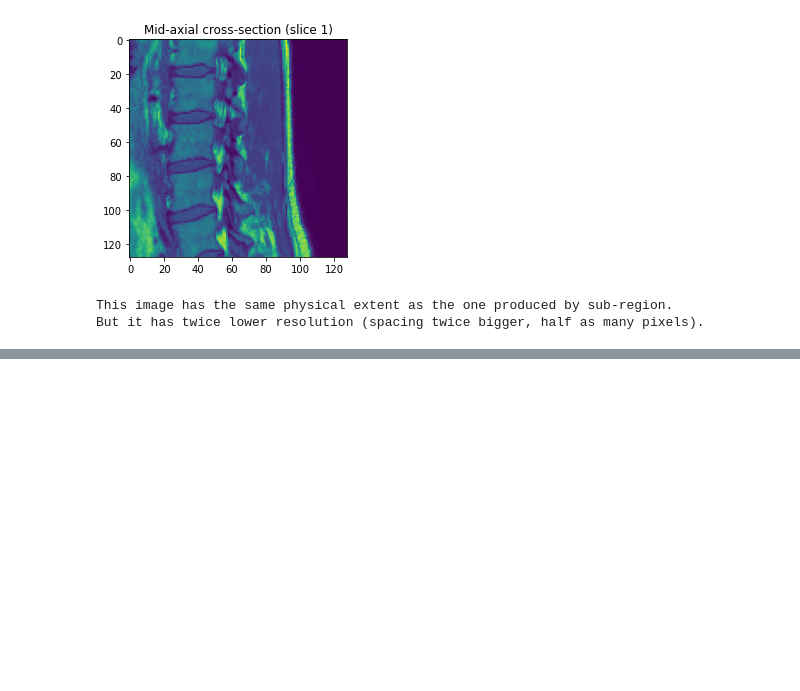
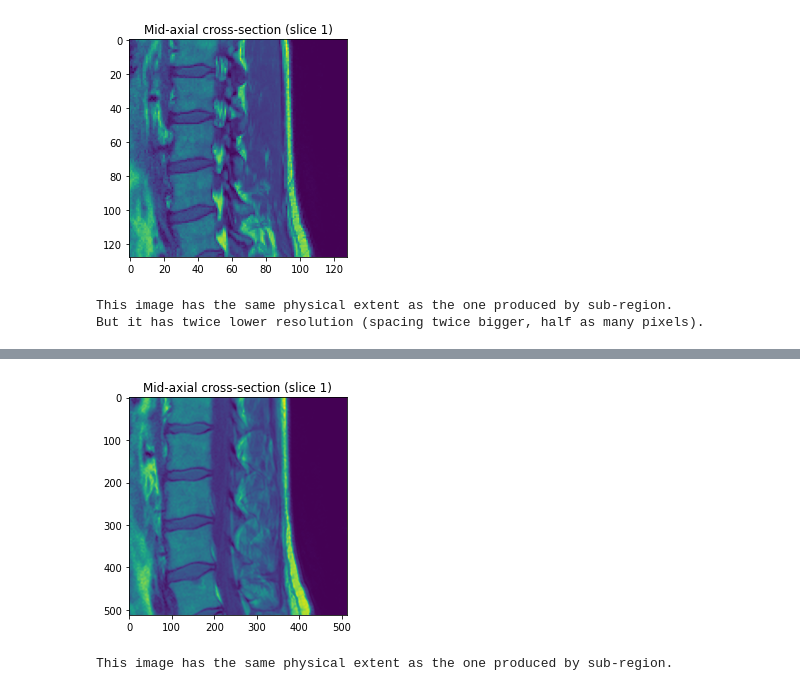
Before and after one commit to InsightSoftwareConsortium/GetYourBrainTogether, a Jupyter notebook: HCK01_2022_Virtual/Tutorials/MetadataPreservation/ITK_image_grid.ipynb, the cells around one changed output, grey strips where cells are left out. Drawn from its saved outputs; the diff is of its cells as text; code cells hidden in the pictures; blank space fills up the shorter version.

Commit message:
Add super-sampling exercise

```diff
--- a/HCK01_2022_Virtual/Tutorials/MetadataPreservation/ITK_image_grid.ipynb
+++ b/HCK01_2022_Virtual/Tutorials/MetadataPreservation/ITK_image_grid.ipynb
@@ -260,3 +260,33 @@ But it has twice lower resolution (spacing twice bigger, half as many pixels).
 Images should be correlated via their physical coordinates. This is especially important for registration.
 
 **Note:** the static content here was taken from [Registration: Spatial Image Definitions](https://docs.google.com/presentation/d/1Mo_yHmJ7Uai2DKAO2VTyAm56V9KdI-Wx5xVgc9gljmQ/edit).
+# %%
+# Exercise: let's up-sample an image.
+# Aim: get the same sub-region as before
+
+upsample_size = itk.Size[image.GetImageDimension()]()
+spacing = image.GetSpacing()
+upsample_spacing = type(spacing)()  # make a new variable of correct type
+for d in range(image.GetImageDimension()):
+    upsample_size[d] = task_is_to_put_what_goes_here
+    upsample_spacing[d] = task_is_to_put_what_goes_here
+
+upsampled = itk.resample_image_filter(
+    image,
+    # identity transform by default
+    # linear interpolator by default (nearest neighbor is for label images)
+    size=upsample_size,
+    output_spacing=upsample_spacing,
+    output_origin=p,
+    output_direction=image.GetDirection(),
+)
+
+upsample_z_slice = int(upsample_size[2] / 2)
+plt.imshow(upsampled[subsample_z_slice, :, :], aspect="equal")
+plt.title(f"Mid-axial cross-section (slice {subsample_z_slice})")
+plt.show()
+
+print("This image has the same physical extent as the one produced by sub-region.")
+# %% [output]
+[figure, added]
+This image has the same physical extent as the one produced by sub-region.
```
